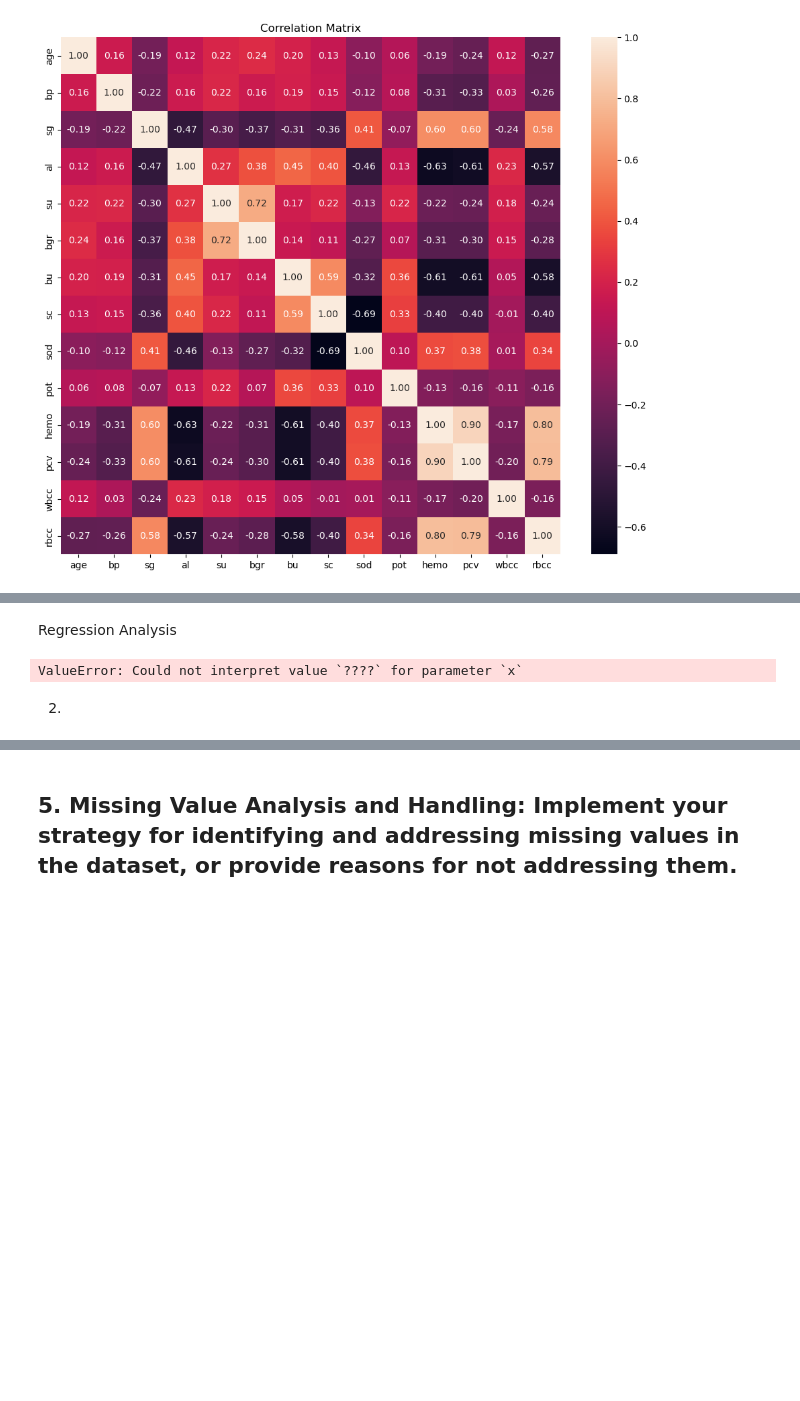
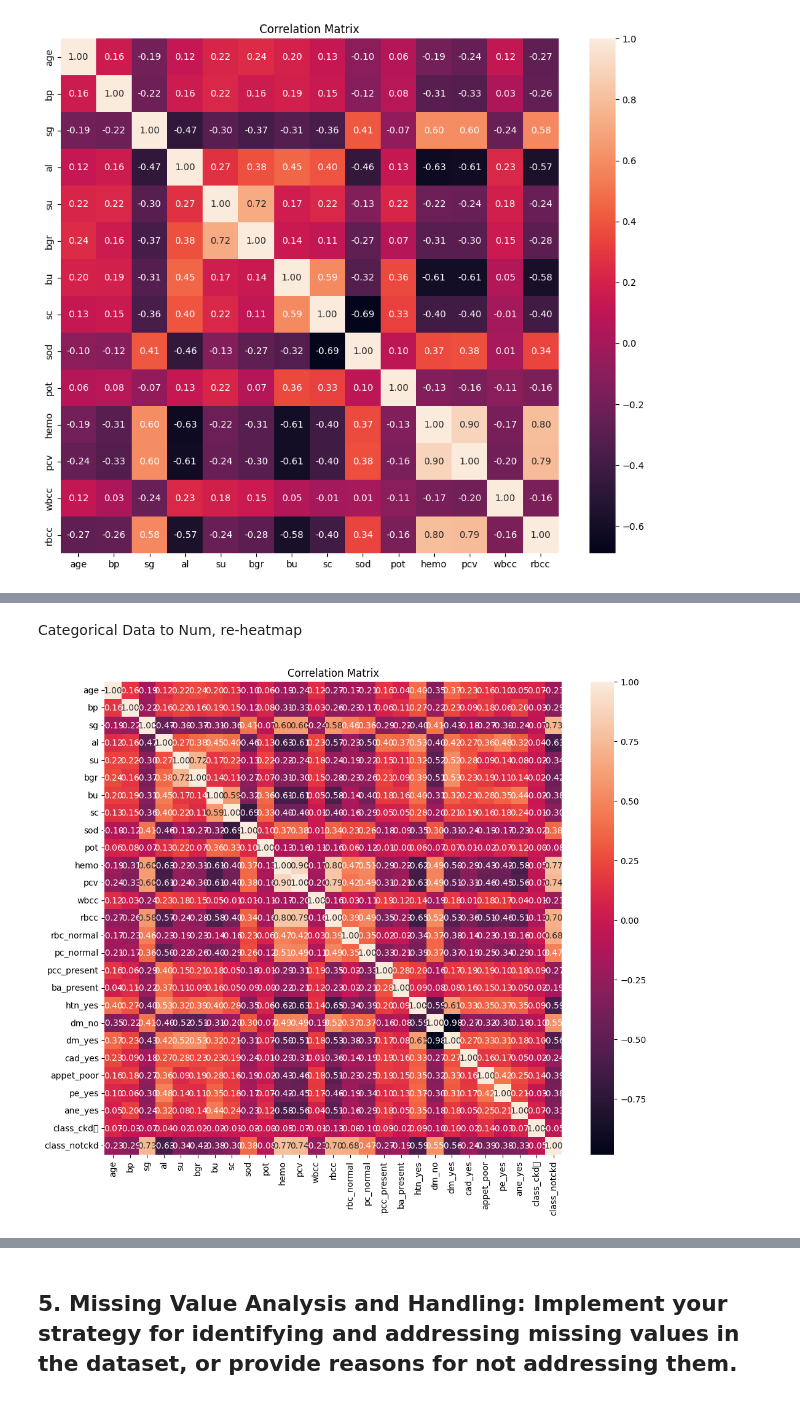
Before and after one commit to lisall8/3DAProject, a Jupyter notebook: assignment6.ipynb, the cells around one changed output, grey strips where cells are left out. Cells and saved outputs as stored; diff of their text form; code cells hidden in the pictures; blank space fills up the shorter version.

```diff
--- a/assignment6.ipynb
+++ b/assignment6.ipynb
@@ -244,11 +239,16 @@ Pair Plot
-# %% [markdown]
-Regression Analysis
-# %%
-#### Need do some compare and stats inspection about \rho values
-sns.scatterplot(x='????', y='??????', data=df)
-plt.title('Scatter Plot between Variable 1 and Variable 2')
-plt.show()
-# %% [output]
-ValueError: Could not interpret value `????` for parameter `x`
-# %% [markdown]
-2.
+# %% [markdown]
+Categorical Data to Num, re-heatmap
+# %%
+## Convert categorical variable into dummy/indicator variables
+## one-hot encoding for avoid multicollinearity
+df_encoded = pd.get_dummies(df, drop_first=True)
+
+correlation_matrix = df_encoded.corr()
+
+# Plotting the heatmap
+plt.figure(figsize=(12, 10))
+sns.heatmap(correlation_matrix, annot=True, fmt=".2f")
+plt.title('Correlation Matrix')
+plt.show()
+# %% [output]
+[figure, added]
```
Also changed, not shown: parts of 18 cells of this notebook, 1 other file.
